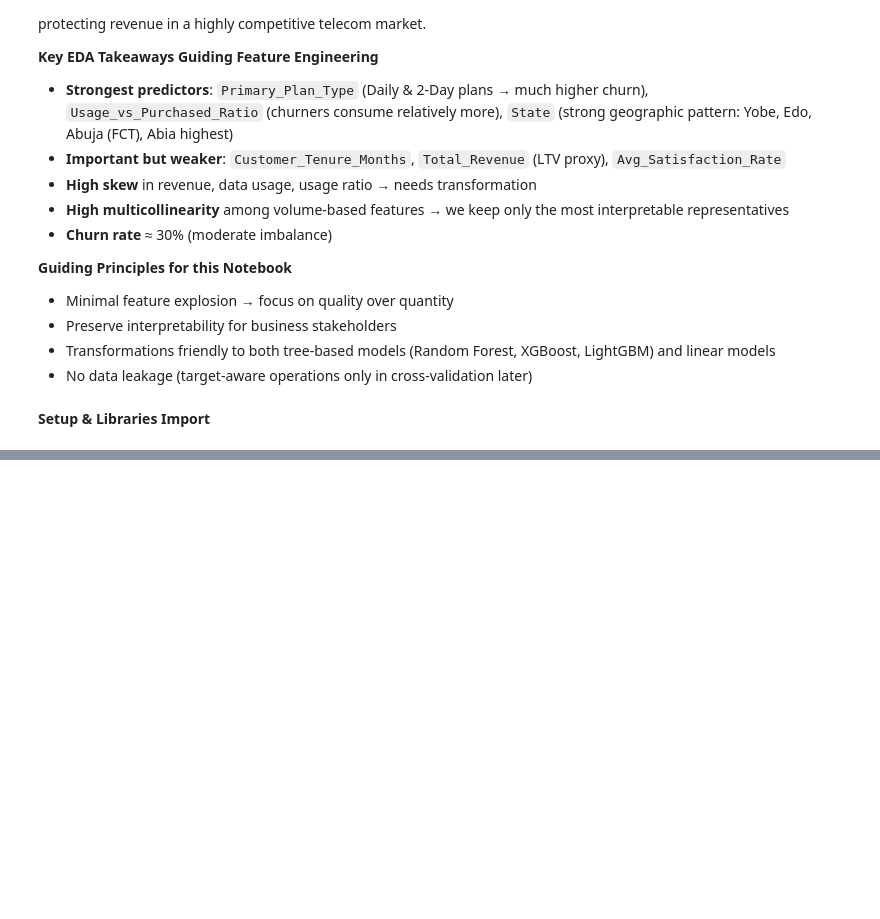
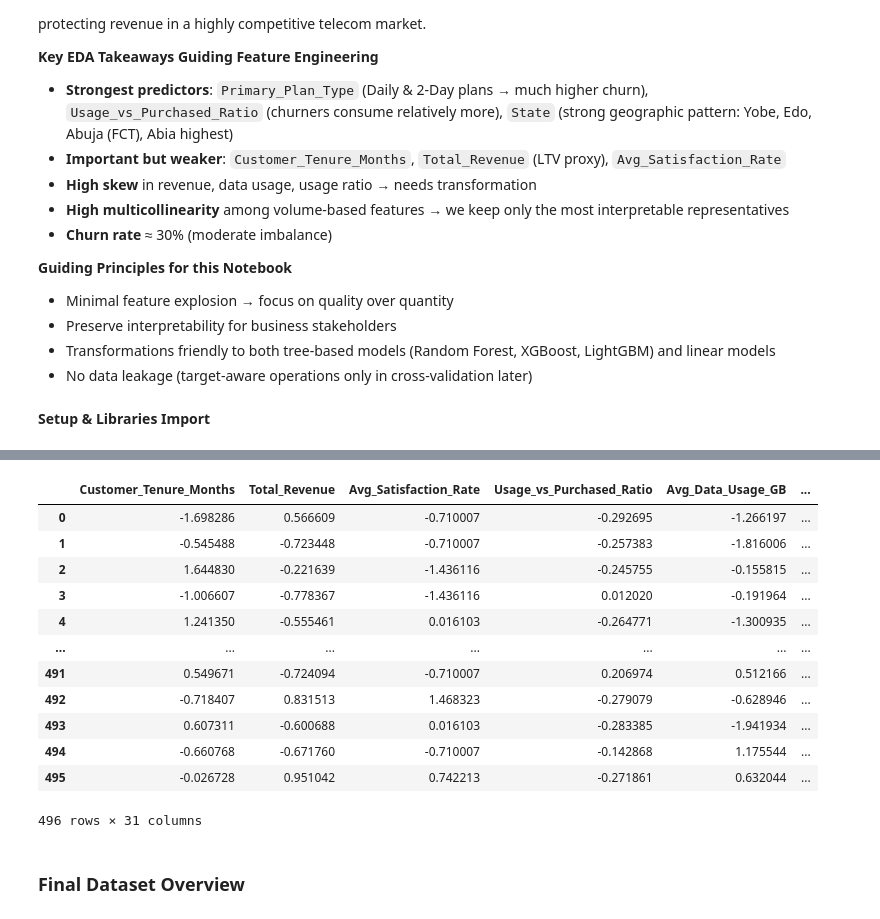
Before and after one commit to Koladebamidele/AkoladeDSJourney, a Jupyter notebook: MTN-Nigeria-Customer-Churn/notebooks/03_feature_engineering.ipynb, the cells around one changed output, grey strips where cells are left out. Cells and saved outputs as stored; diff of their text form; code cells hidden in the pictures; blank space fills up the shorter version.

```diff
--- a/MTN-Nigeria-Customer-Churn/notebooks/03_feature_engineering.ipynb
+++ b/MTN-Nigeria-Customer-Churn/notebooks/03_feature_engineering.ipynb
@@ -23,0 +175,8 @@ We want to identify customers at high risk of churning so MTN Nigeria can proact
+# %%
+state_churn_rate = df_model.groupby("State")["Churn"].mean()
+
+df_model["State_Group"] = df_model["State"].map(state_churn_rate).apply(
+    lambda x: "High_Churn_State" if x >= 0.5
+    else "Medium_Churn_State" if x >= 0.3
+    else "Low_Churn_State"
+)
@@ -23,0 +316,32 @@ We want to identify customers at high risk of churning so MTN Nigeria can proact
+# %%
+num_cols = [
+    "Customer_Tenure_Months",
+    "Total_Revenue",
+    "Avg_Satisfaction_Rate",
+    "Usage_vs_Purchased_Ratio",
+    "Avg_Data_Usage_GB",
+    "log_Total_Revenue",
+    "log_Usage_vs_Purchased_Ratio",
+    "winsor_Usage_Ratio"
+]
+
+scaler = StandardScaler()
+df_final[num_cols] = scaler.fit_transform(df_final[num_cols])
+# %%
+df_final
+# %% [output]
+|  | Customer_Tenure_Months | Total_Revenue | Avg_Satisfaction_Rate | Usage_vs_Purchased_Ratio | Avg_Data_Usage_GB | ... |
+| 0 | -1.698286 | 0.566609 | -0.710007 | -0.292695 | -1.266197 | ... |
+| 1 | -0.545488 | -0.723448 | -0.710007 | -0.257383 | -1.816006 | ... |
+| 2 | 1.644830 | -0.221639 | -1.436116 | -0.245755 | -0.155815 | ... |
+| 3 | -1.006607 | -0.778367 | -1.436116 | 0.012020 | -0.191964 | ... |
+| 4 | 1.241350 | -0.555461 | 0.016103 | -0.264771 | -1.300935 | ... |
+| ... | ... | ... | ... | ... | ... | ... |
+| 491 | 0.549671 | -0.724094 | -0.710007 | 0.206974 | 0.512166 | ... |
+| 492 | -0.718407 | 0.831513 | 1.468323 | -0.279079 | -0.628946 | ... |
+| 493 | 0.607311 | -0.600688 | 0.016103 | -0.283385 | -1.941934 | ... |
+| 494 | -0.660768 | -0.671760 | -0.710007 | -0.142868 | 1.175544 | ... |
+| 495 | -0.026728 | 0.951042 | 0.742213 | -0.271861 | 0.632044 | ... |
+496 rows × 31 columns
+# %% [markdown]
+### Final Dataset Overview
```
Also changed, not shown: parts of 24 cells of this notebook.
